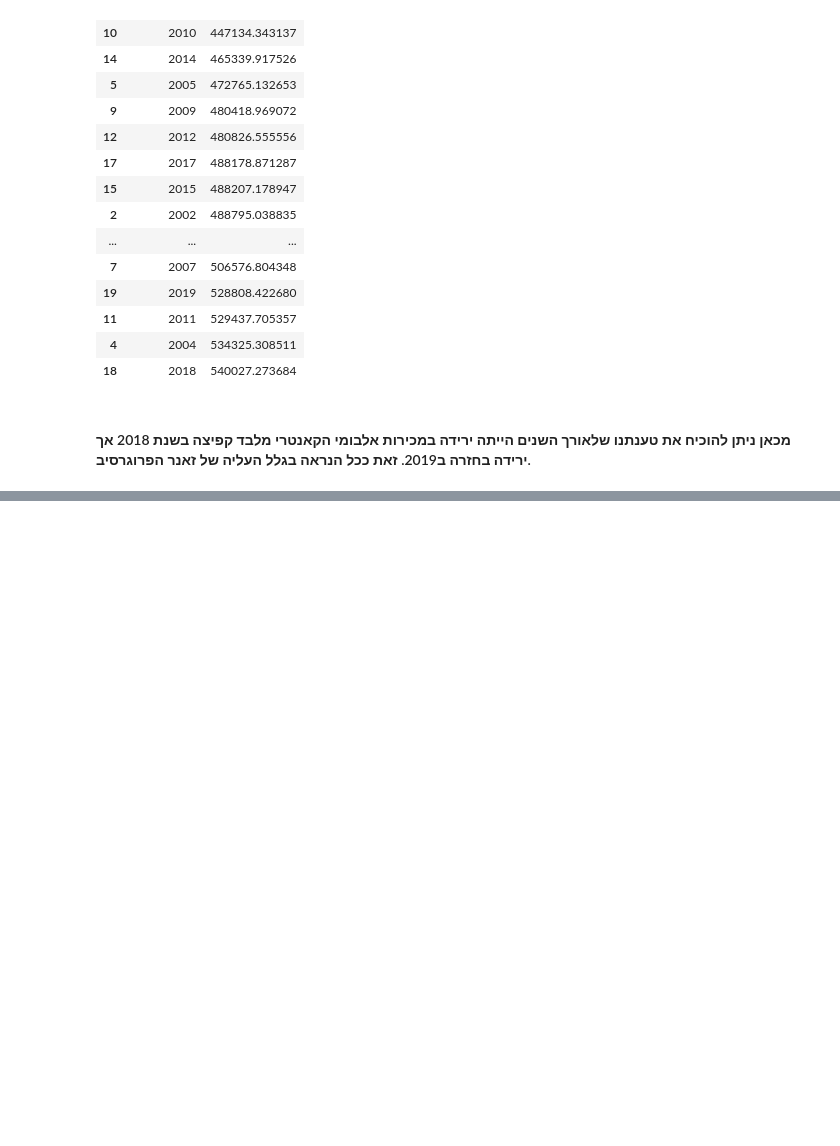
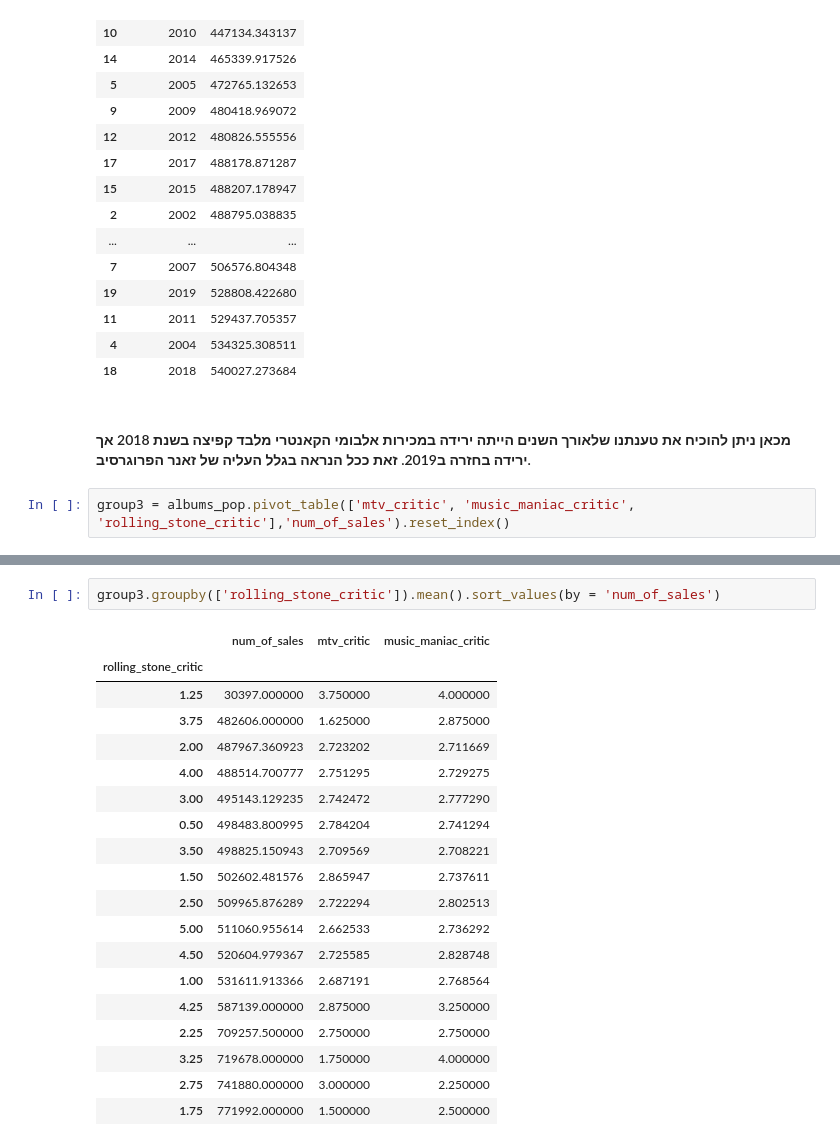
Before and after one commit to arielk318/new-project, a Jupyter notebook: last chance project.ipynb, the cells around one changed output, grey strips where cells are left out. Saved outputs shown, nothing was run; the diff lists cells and outputs as text; blank space fills up the shorter version.

```diff
--- a/last chance project.ipynb
+++ b/last chance project.ipynb
@@ -292,3 +280,5 @@ country.groupby(['year_of_pub'])[['num_of_sales']].mean().reset_index().sort_val
 | 18 | 2018 | 540027.273684 |
 # %% [markdown]
 #### מכאן ניתן להוכיח את טענתנו שלאורך השנים הייתה ירידה במכירות אלבומי הקאנטרי מלבד קפיצה בשנת 2018 אך ירידה בחזרה ב2019. זאת ככל הנראה בגלל העליה של זאנר הפרוגרסיב.
+# %%
+group3 = albums_pop.pivot_table(['mtv_critic', 'music_maniac_critic', 'rolling_stone_critic'],'num_of_sales').reset_index()
@@ -294,0 +301,22 @@ country.groupby(['year_of_pub'])[['num_of_sales']].mean().reset_index().sort_val
+# %%
+group3.groupby(['rolling_stone_critic']).mean().sort_values(by = 'num_of_sales')
+# %% [output]
+|  | num_of_sales | mtv_critic | music_maniac_critic |
+| rolling_stone_critic |  |  |  |
+| 1.25 | 30397.000000 | 3.750000 | 4.000000 |
+| 3.75 | 482606.000000 | 1.625000 | 2.875000 |
+| 2.00 | 487967.360923 | 2.723202 | 2.711669 |
+| 4.00 | 488514.700777 | 2.751295 | 2.729275 |
+| 3.00 | 495143.129235 | 2.742472 | 2.777290 |
+| 0.50 | 498483.800995 | 2.784204 | 2.741294 |
+| 3.50 | 498825.150943 | 2.709569 | 2.708221 |
+| 1.50 | 502602.481576 | 2.865947 | 2.737611 |
+| 2.50 | 509965.876289 | 2.722294 | 2.802513 |
+| 5.00 | 511060.955614 | 2.662533 | 2.736292 |
+| 4.50 | 520604.979367 | 2.725585 | 2.828748 |
+| 1.00 | 531611.913366 | 2.687191 | 2.768564 |
+| 4.25 | 587139.000000 | 2.875000 | 3.250000 |
+| 2.25 | 709257.500000 | 2.750000 | 2.750000 |
+| 3.25 | 719678.000000 | 1.750000 | 4.000000 |
+| 2.75 | 741880.000000 | 3.000000 | 2.250000 |
+| 1.75 | 771992.000000 | 1.500000 | 2.500000 |
```
Also changed, not shown: parts of 14 cells of this notebook.
